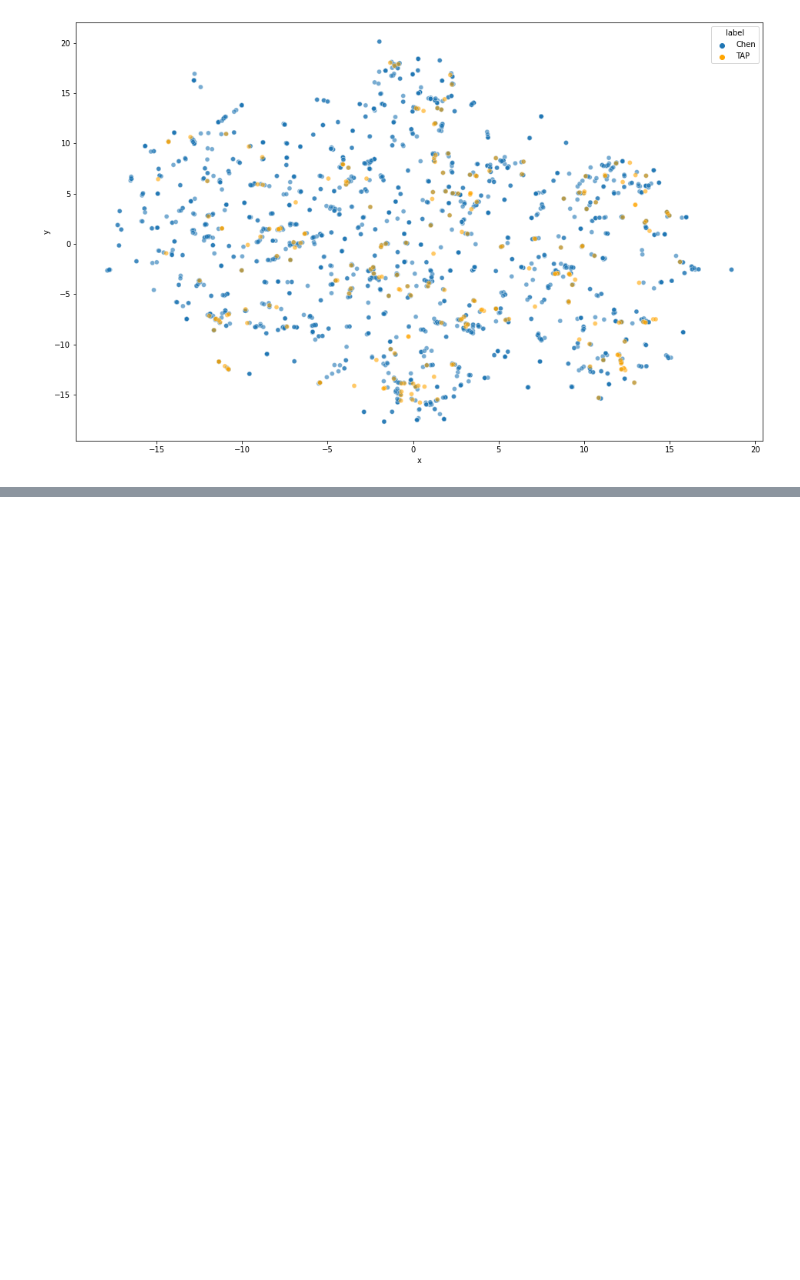
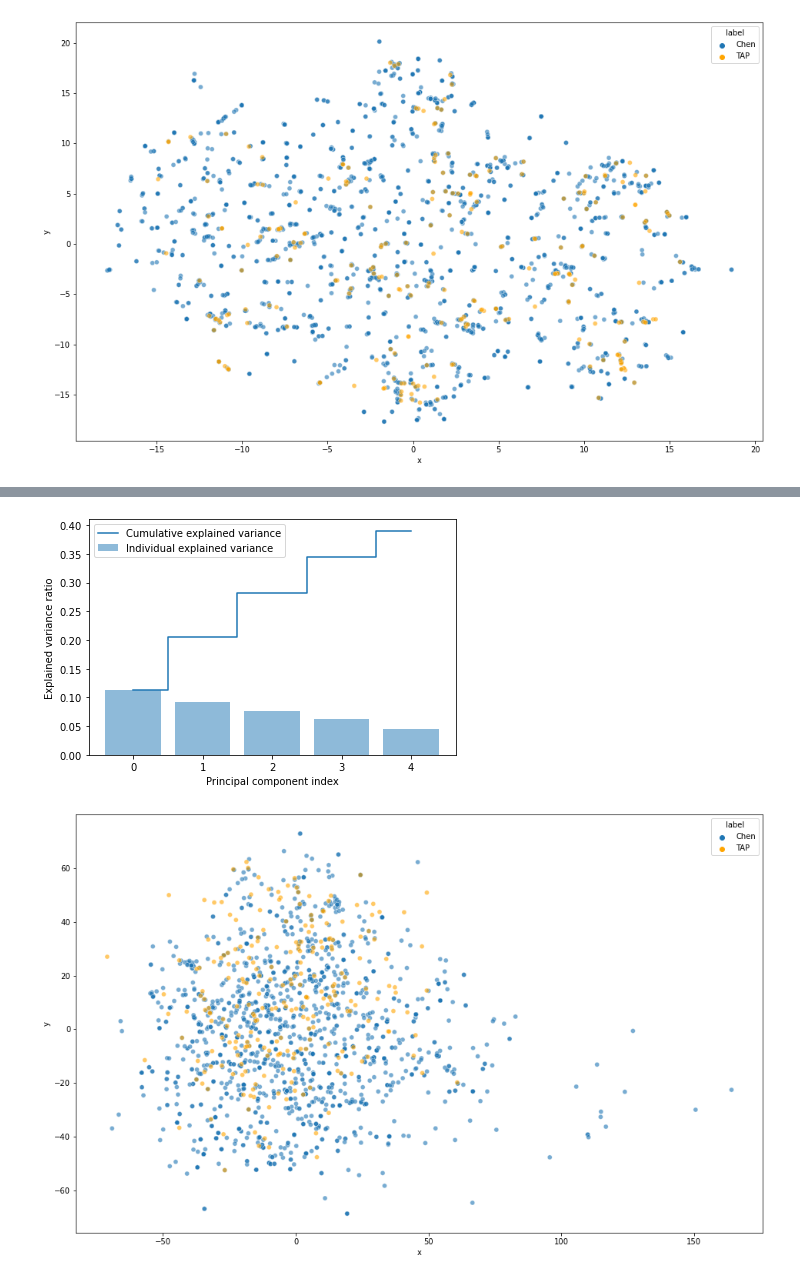
Before and after one commit to kvetab/di-pred, a Jupyter notebook: notebooks/reports/02-dataset-comparison.ipynb, the cells around one changed output, grey strips where cells are left out. Saved outputs shown, nothing was run; the diff lists cells and outputs as text; code cells hidden in the pictures; blank space fills up the shorter version.

```diff
--- a/notebooks/reports/02-dataset-comparison.ipynb
+++ b/notebooks/reports/02-dataset-comparison.ipynb
@@ -174,0 +255,4 @@ plot_tsne(x_data.drop(["Ab_ID", "label"], axis=1), list(x_data["label"]), compon
+# %%
+x_chen = pd.read_feather(path.join(DATA_DIR, "chen/pybiomed/deduplicated_X_data.ftr"))
+x_chen.index = chen_data.index
+x_chen.head()
@@ -174,0 +267,3 @@ plot_tsne(x_data.drop(["Ab_ID", "label"], axis=1), list(x_data["label"]), compon
+# %%
+x_tap = pd.read_feather(path.join(DATA_DIR, "tap/pybiomed/X_TAP_data.ftr"))
+x_tap.head()
@@ -174,0 +278,5 @@ plot_tsne(x_data.drop(["Ab_ID", "label"], axis=1), list(x_data["label"]), compon
+# %%
+x_chen["label"] = "Chen"
+x_tap["label"] = "TAP"
+x_data = pd.concat([x_chen, x_tap])
+x_data.head()
@@ -174,0 +291,5 @@ plot_tsne(x_data.drop(["Ab_ID", "label"], axis=1), list(x_data["label"]), compon
+# %%
+pca_transformed = plot_pca(x_data.drop(["Ab_ID", "label"], axis=1), list(x_data["label"]), components=5, comp_to_plot=[0,1])
+# %% [output]
+[figure, added]
+[figure, added]
```
Also changed, not shown: parts of 27 cells of this notebook, 19 other files.
